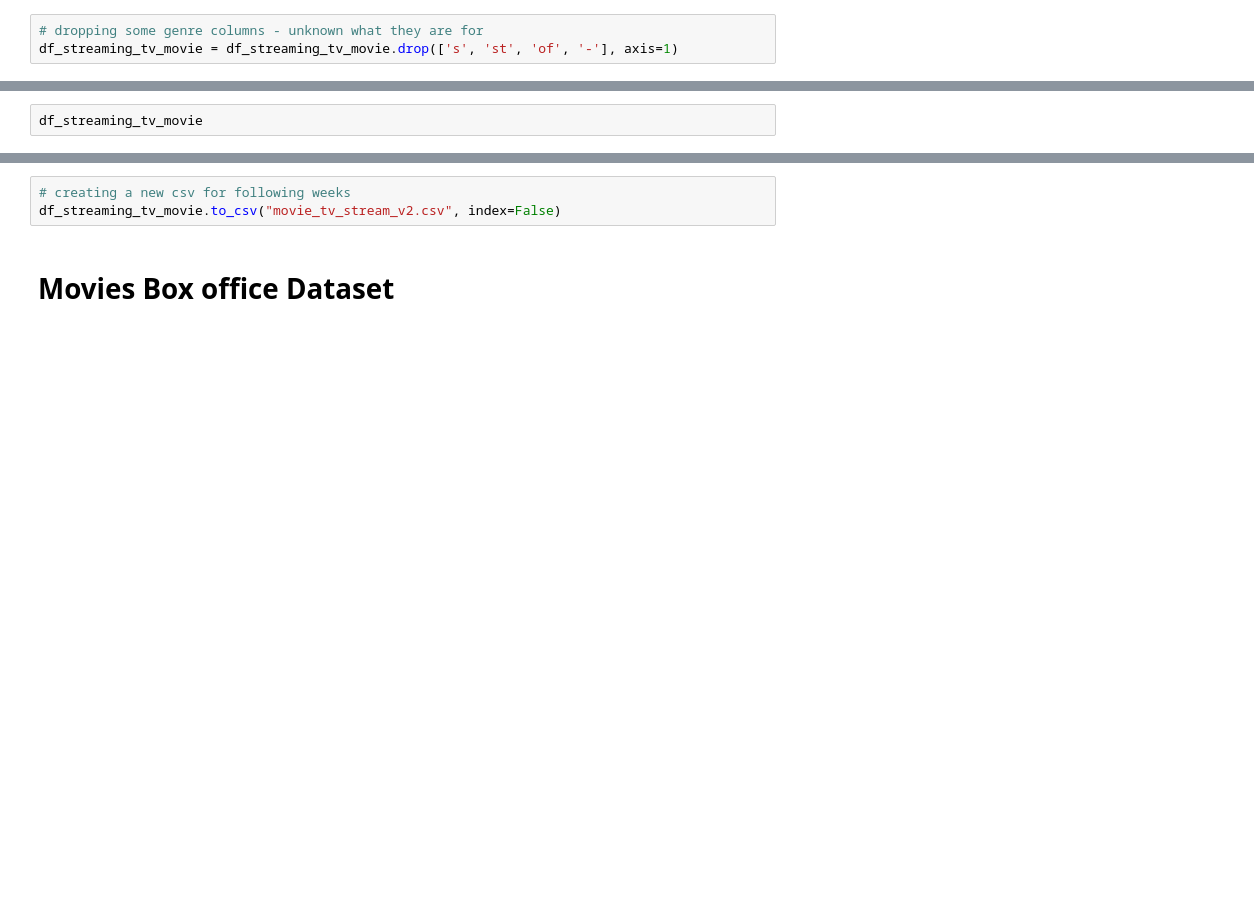
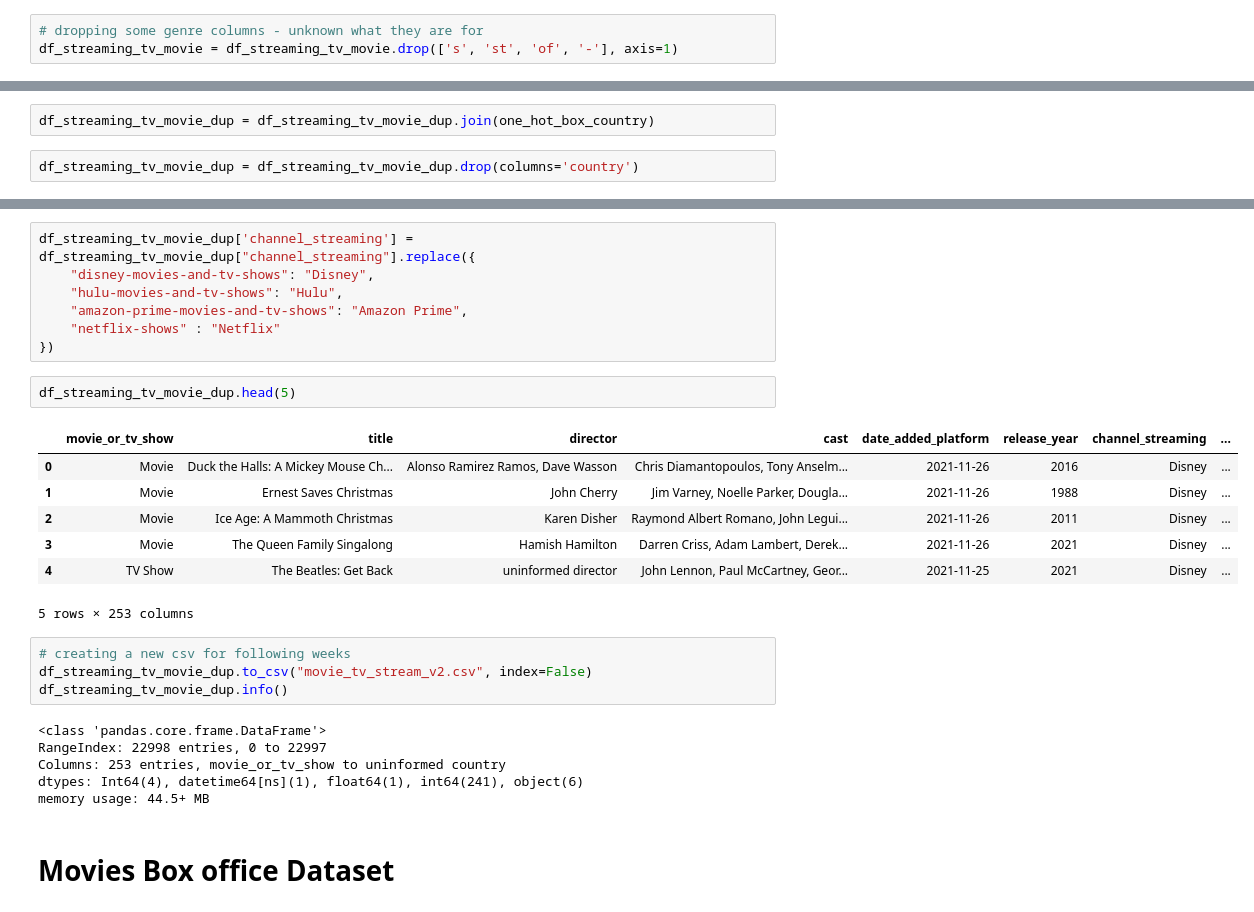
Before and after one commit to keshleem/dx699-summerai-homework2, a Jupyter notebook: OMDS-ModB2-Week2-Martin-Keshia-Lee.ipynb, the cells around one changed output, grey strips where cells are left out. Drawn from its saved outputs; the diff is of its cells as text; blank space fills up the shorter version.

```diff
--- a/OMDS-ModB2-Week2-Martin-Keshia-Lee.ipynb
+++ b/OMDS-ModB2-Week2-Martin-Keshia-Lee.ipynb
@@ -607,2 +314,4 @@ df_streaming_tv_movie = df_streaming_tv_movie.rename(columns={'movie_or_tv': 'mo
+# %%
+df_streaming_tv_movie_dup = df_streaming_tv_movie_dup.join(one_hot_box_country)
 # %%
-df_streaming_tv_movie
+df_streaming_tv_movie_dup = df_streaming_tv_movie_dup.drop(columns='country')
@@ -623,6 +318,30 @@ df_streaming_tv_movie
+# %%
+df_streaming_tv_movie_dup['channel_streaming'] = df_streaming_tv_movie_dup["channel_streaming"].replace({
+    "disney-movies-and-tv-shows": "Disney",
+    "hulu-movies-and-tv-shows": "Hulu",
+    "amazon-prime-movies-and-tv-shows": "Amazon Prime",
+    "netflix-shows" : "Netflix"
+})
+# %%
+df_streaming_tv_movie_dup.head(5)
+# %% [output]
+|  | movie_or_tv_show | title | director | cast | date_added_platform | release_year | channel_streaming | ... |
+| 0 | Movie | Duck the Halls: A Mickey Mouse Ch... | Alonso Ramirez Ramos, Dave Wasson | Chris Diamantopoulos, Tony Anselm... | 2021-11-26 | 2016 | Disney | ... |
+| 1 | Movie | Ernest Saves Christmas | John Cherry | Jim Varney, Noelle Parker, Dougla... | 2021-11-26 | 1988 | Disney | ... |
+| 2 | Movie | Ice Age: A Mammoth Christmas | Karen Disher | Raymond Albert Romano, John Legui... | 2021-11-26 | 2011 | Disney | ... |
+| 3 | Movie | The Queen Family Singalong | Hamish Hamilton | Darren Criss, Adam Lambert, Derek... | 2021-11-26 | 2021 | Disney | ... |
+| 4 | TV Show | The Beatles: Get Back | uninformed director | John Lennon, Paul McCartney, Geor... | 2021-11-25 | 2021 | Disney | ... |
+5 rows × 253 columns
 # %%
 # creating a new csv for following weeks
-df_streaming_tv_movie.to_csv("movie_tv_stream_v2.csv", index=False)
+df_streaming_tv_movie_dup.to_csv("movie_tv_stream_v2.csv", index=False)
+df_streaming_tv_movie_dup.info()
+# %% [output]
+<class 'pandas.core.frame.DataFrame'>
+RangeIndex: 22998 entries, 0 to 22997
+Columns: 253 entries, movie_or_tv_show to uninformed country
+dtypes: Int64(4), datetime64[ns](1), float64(1), int64(241), object(6)
+memory usage: 44.5+ MB
 # %% [markdown]
 # Movies Box office Dataset
 # %% [markdown]
```
Also changed, not shown: parts of 35 cells of this notebook, 1 other file.
